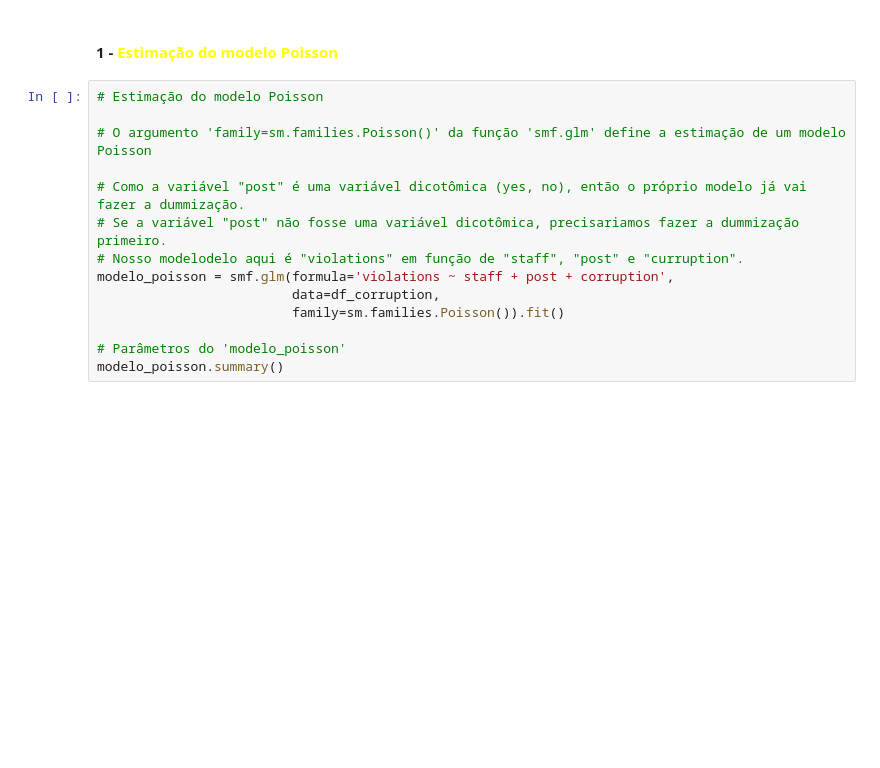
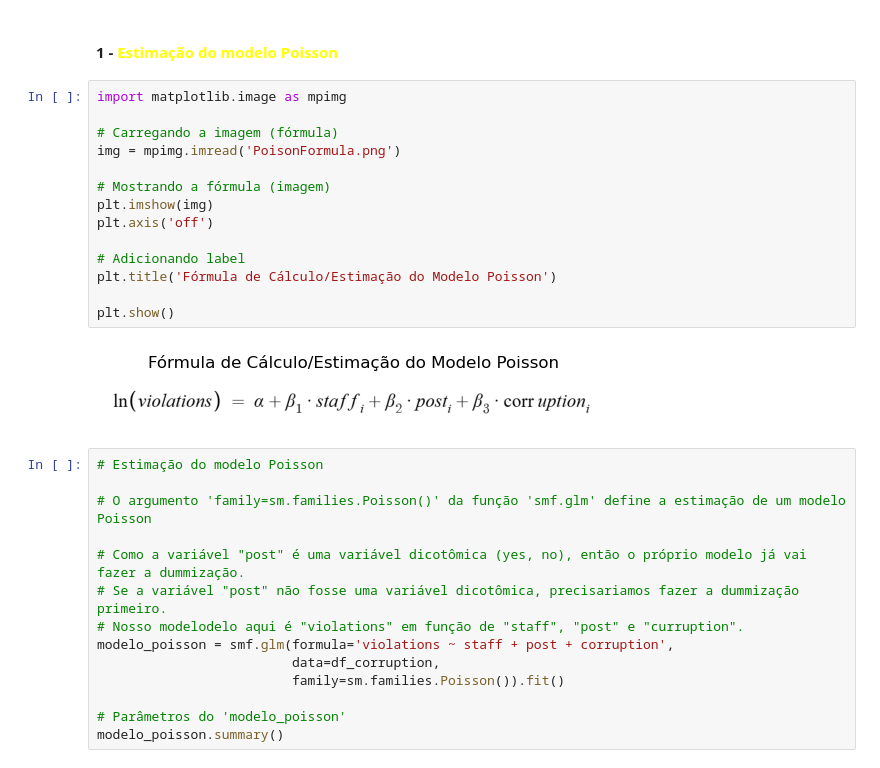
Before and after one commit to DavideDaSilva/Data-Science, a Jupyter notebook: Supervised Machine Learning/Modelos para Dados de Contagem/PredicaoViolacoesTransito.ipynb, the cells around one changed output. Drawn from its saved outputs; the diff is of its cells as text; blank space fills up the shorter version.

Commit message:
#3.0-Adicionando a fórmula de cálculo ou estimação de modelo Poisson

```diff
--- a/Supervised Machine Learning/Modelos para Dados de Contagem/PredicaoViolacoesTransito.ipynb
+++ b/Supervised Machine Learning/Modelos para Dados de Contagem/PredicaoViolacoesTransito.ipynb
@@ -284,6 +284,22 @@ plt.show()
 ## <span style="font-family:Comic Sans MS; color:red">**Estimação de modelos**</span>
 # %% [markdown]
 #### 1 - <span style="font-family:Comic Sans MS; color:yellow">**Estimação do modelo Poisson**</span>
+# %%
+import matplotlib.image as mpimg
+
+# Carregando a imagem (fórmula)
+img = mpimg.imread('PoisonFormula.png')
+
+# Mostrando a fórmula (imagem)
+plt.imshow(img)
+plt.axis('off')
+
+# Adicionando label
+plt.title('Fórmula de Cálculo/Estimação do Modelo Poisson')
+
+plt.show()
+# %% [output]
+[figure, added]
 # %%
 # Estimação do modelo Poisson
 
```
Also changed, not shown: parts of 1 cell of this notebook, 1 other file.
